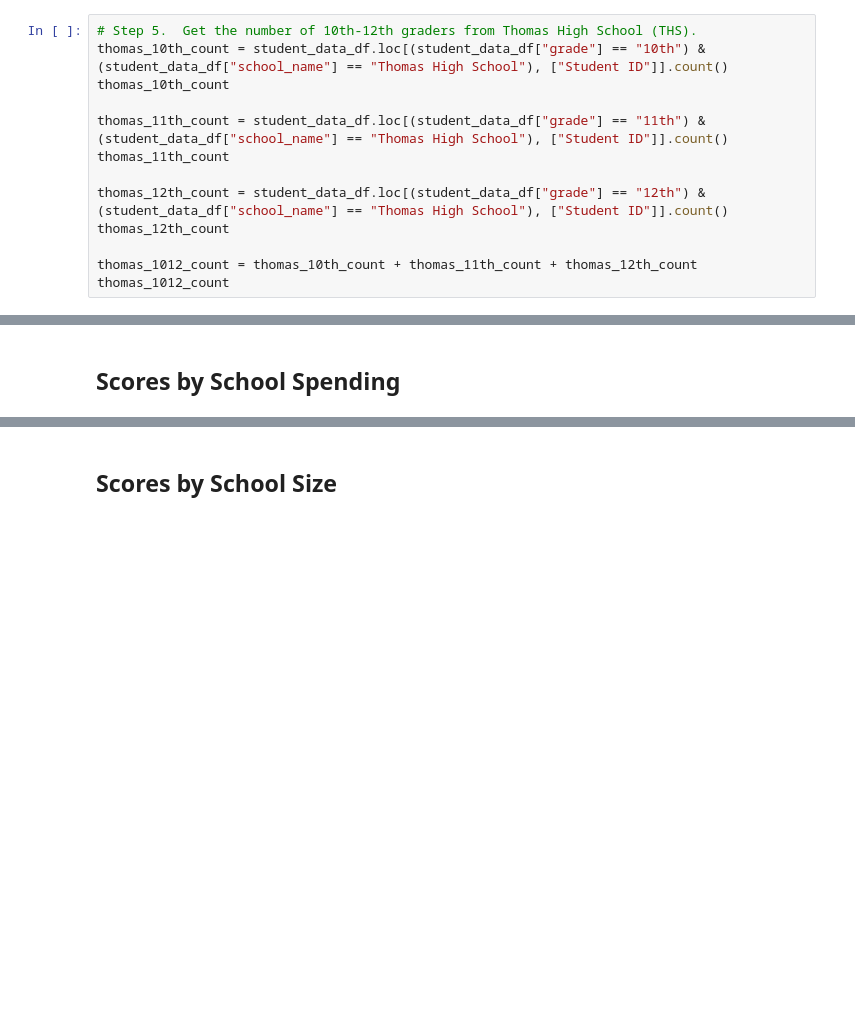
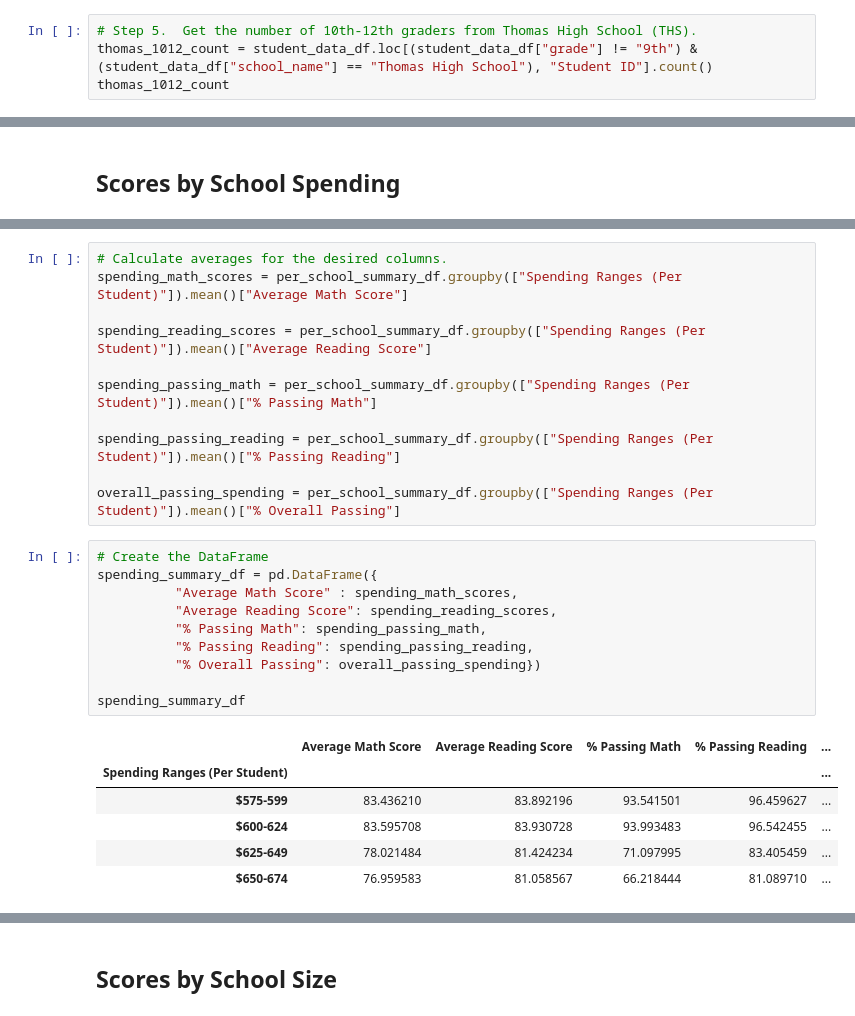
Before and after one commit to borkard/School_District_Analysis, a Jupyter notebook: PyCitySchools_Challenge.ipynb, the cells around one changed output, grey strips where cells are left out. Cells and saved outputs as stored; diff of their text form; blank space fills up the shorter version.

```diff
--- a/PyCitySchools_Challenge.ipynb
+++ b/PyCitySchools_Challenge.ipynb
@@ -250,15 +250,6 @@ per_school_summary_df
 | Wright High School | Charter | 1800 | $1,049,400.00 | $583.00 | 83.682222 | ... |
 # %%
 # Step 5.  Get the number of 10th-12th graders from Thomas High School (THS).
-thomas_10th_count = student_data_df.loc[(student_data_df["grade"] == "10th") & (student_data_df["school_name"] == "Thomas High School"), ["Student ID"]].count()
-thomas_10th_count
-
-thomas_11th_count = student_data_df.loc[(student_data_df["grade"] == "11th") & (student_data_df["school_name"] == "Thomas High School"), ["Student ID"]].count()
-thomas_11th_count
-
-thomas_12th_count = student_data_df.loc[(student_data_df["grade"] == "12th") & (student_data_df["school_name"] == "Thomas High School"), ["Student ID"]].count()
-thomas_12th_count
-
-thomas_1012_count = thomas_10th_count + thomas_11th_count + thomas_12th_count
+thomas_1012_count = student_data_df.loc[(student_data_df["grade"] != "9th") & (student_data_df["school_name"] == "Thomas High School"), "Student ID"].count()
 thomas_1012_count
 # %% [output]
@@ -470,0 +487,28 @@ reading_scores_by_grade.head()
+# %%
+# Calculate averages for the desired columns.
+spending_math_scores = per_school_summary_df.groupby(["Spending Ranges (Per Student)"]).mean()["Average Math Score"]
+
+spending_reading_scores = per_school_summary_df.groupby(["Spending Ranges (Per Student)"]).mean()["Average Reading Score"]
+
+spending_passing_math = per_school_summary_df.groupby(["Spending Ranges (Per Student)"]).mean()["% Passing Math"]
+
+spending_passing_reading = per_school_summary_df.groupby(["Spending Ranges (Per Student)"]).mean()["% Passing Reading"]
+
+overall_passing_spending = per_school_summary_df.groupby(["Spending Ranges (Per Student)"]).mean()["% Overall Passing"]
+# %%
+# Create the DataFrame
+spending_summary_df = pd.DataFrame({
+          "Average Math Score" : spending_math_scores,
+          "Average Reading Score": spending_reading_scores,
+          "% Passing Math": spending_passing_math,
+          "% Passing Reading": spending_passing_reading,
+          "% Overall Passing": overall_passing_spending})
+
+spending_summary_df
+# %% [output]
+|  | Average Math Score | Average Reading Score | % Passing Math | % Passing Reading | ... |
+| Spending Ranges (Per Student) |  |  |  |  | ... |
+| $575-599 | 83.436210 | 83.892196 | 93.541501 | 96.459627 | ... |
+| $600-624 | 83.595708 | 83.930728 | 93.993483 | 96.542455 | ... |
+| $625-649 | 78.021484 | 81.424234 | 71.097995 | 83.405459 | ... |
+| $650-674 | 76.959583 | 81.058567 | 66.218444 | 81.089710 | ... |
```
Also changed, not shown: parts of 23 cells of this notebook.
